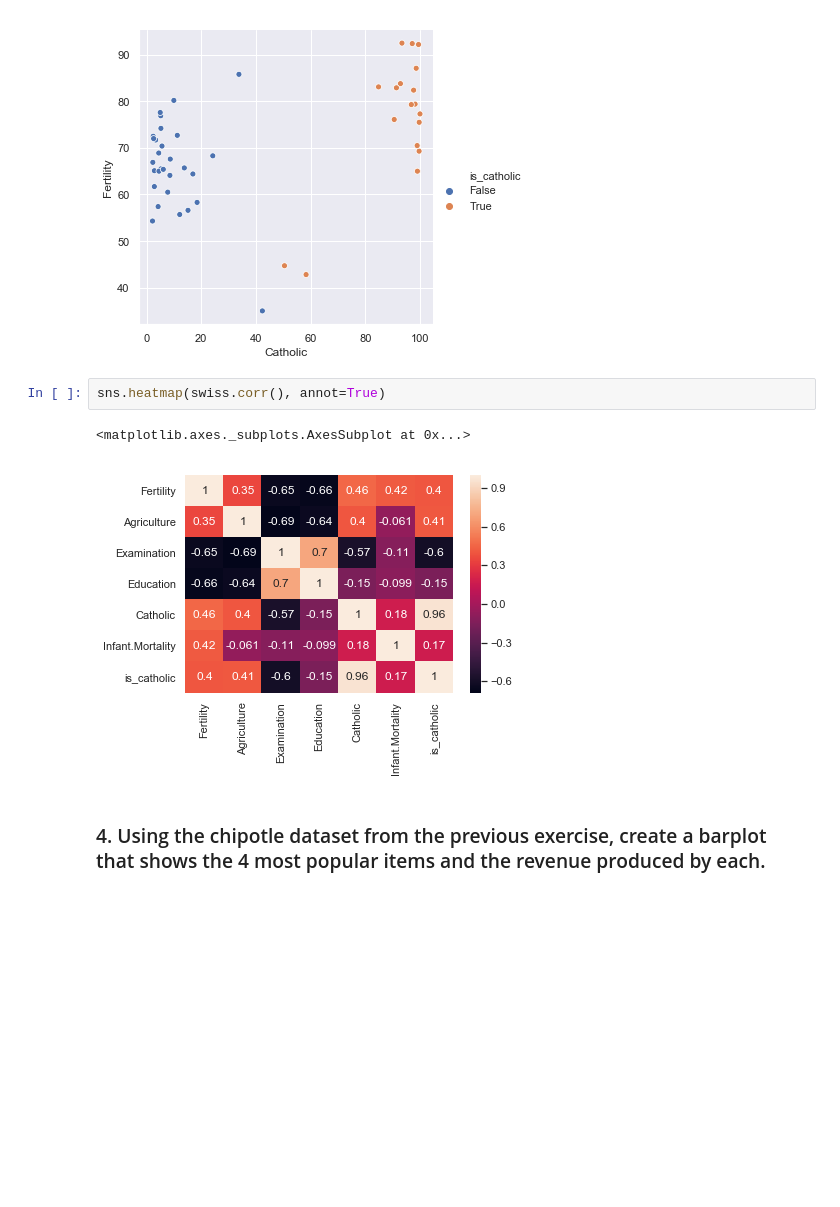
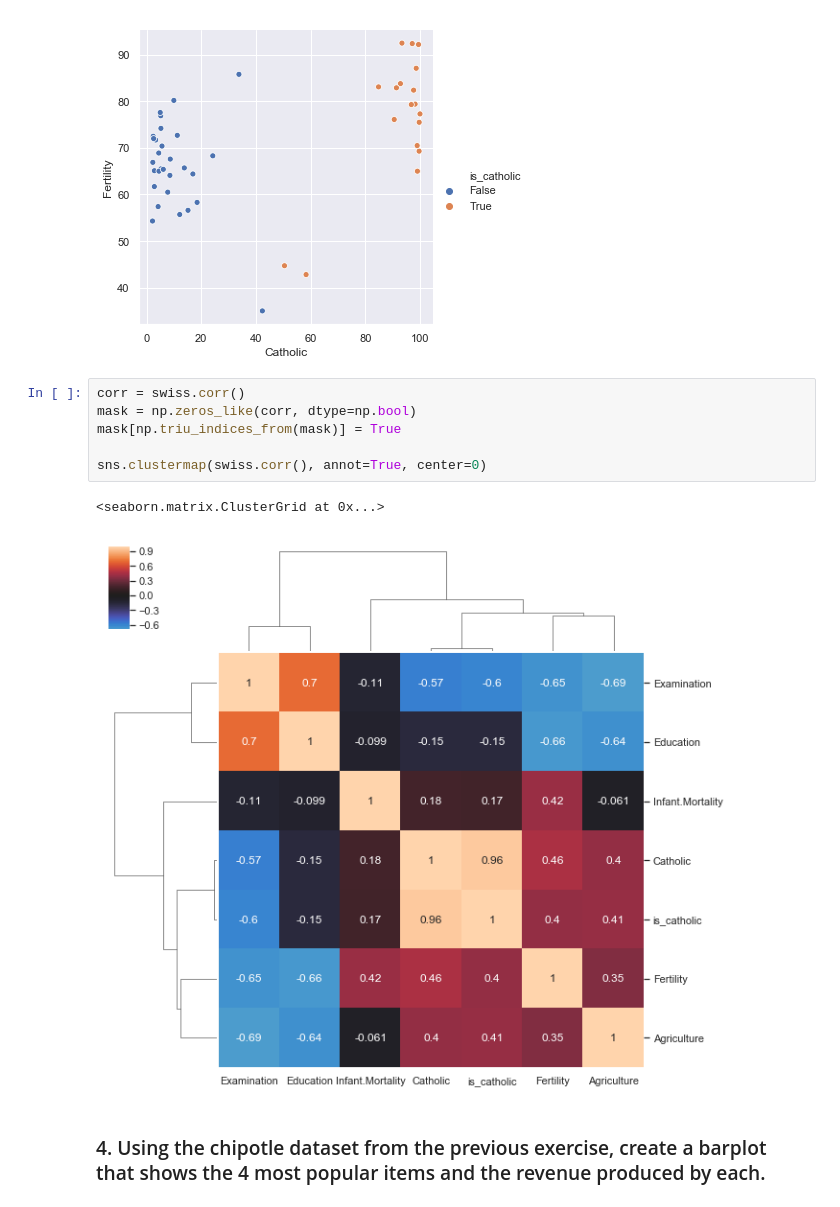
Before and after one commit to escalante-eric/python-exercises, a Jupyter notebook: 4.9_seaborn_exercises.ipynb, the cells around one changed output. Saved outputs shown, nothing was run; the diff lists cells and outputs as text; blank space fills up the shorter version.

Commit message:
seaborn exercises continued

```diff
--- a/4.9_seaborn_exercises.ipynb
+++ b/4.9_seaborn_exercises.ipynb
@@ -108,11 +108,15 @@ sns.relplot(data=swiss, x='Catholic', y='Fertility',hue='is_catholic')
 # %% [output]
 <seaborn.axisgrid.FacetGrid at 0x...>
 [figure]
-# %%
-sns.heatmap(swiss.corr(), annot=True)
-# %% [output]
-<matplotlib.axes._subplots.AxesSubplot at 0x...>
-[figure, removed]
+# %%
+corr = swiss.corr()
+mask = np.zeros_like(corr, dtype=np.bool)
+mask[np.triu_indices_from(mask)] = True
+
+sns.clustermap(swiss.corr(), annot=True, center=0)
+# %% [output]
+<seaborn.matrix.ClusterGrid at 0x...>
+[figure, added]
 # %% [markdown]
 ### 4. Using the chipotle dataset from the previous exercise, create a barplot that shows the 4 most popular items and the revenue produced by each.
 # %%
```
Also changed, not shown: parts of 1 cell of this notebook.
